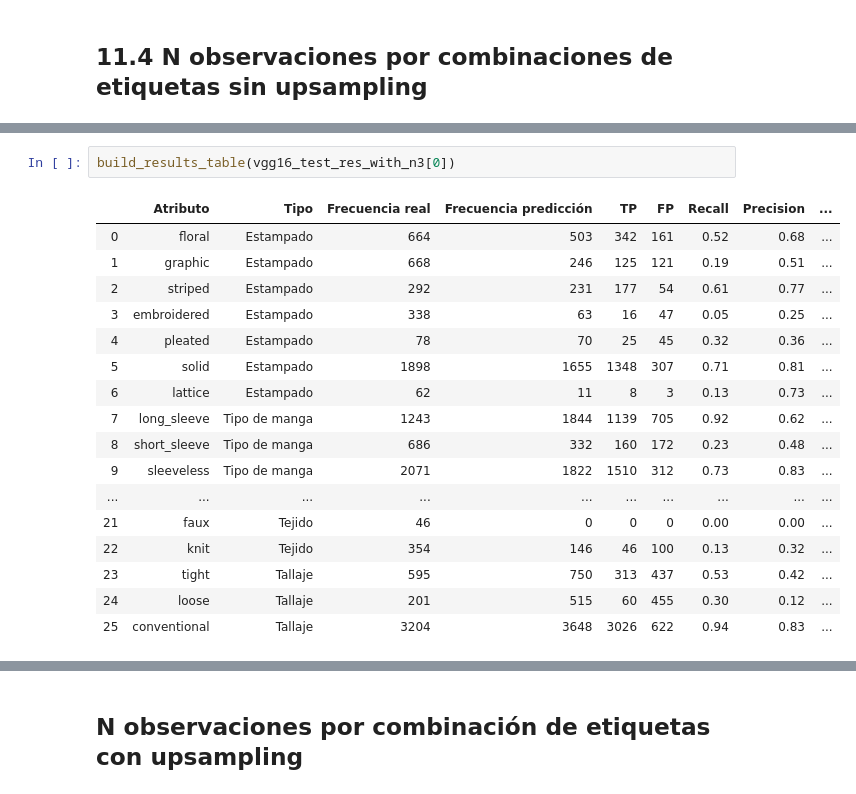
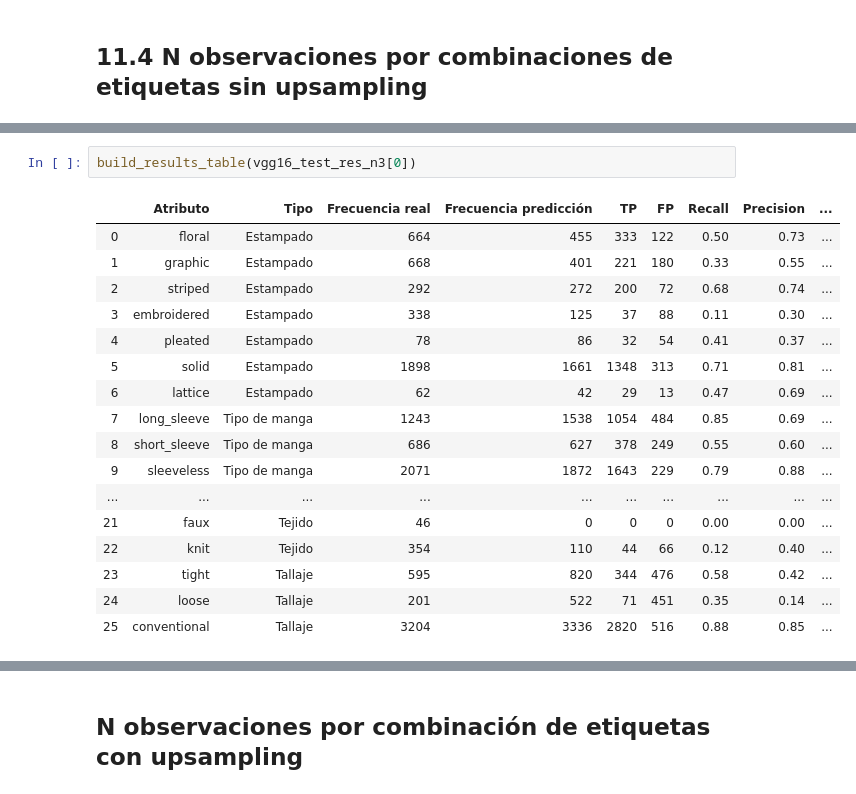
Before and after one commit to akepa/attribute-detection-in-fashon-images, a Jupyter notebook: DeepFashion_VersionReducida.ipynb, the cells around one changed output, grey strips where cells are left out. Drawn from its saved outputs; the diff is of its cells as text.

Commit message:
Data imbalance con resultados

```diff
--- a/DeepFashion_VersionReducida.ipynb
+++ b/DeepFashion_VersionReducida.ipynb
@@ -1643,20 +1737,20 @@ Loading cached value for variable 'vgg16_test_res_with_n3'. Time since caching:
 # %%
-build_results_table(vgg16_test_res_with_n3[0])
+build_results_table(vgg16_test_res_n3[0])
 # %% [output]
 |  | Atributo | Tipo | Frecuencia real | Frecuencia predicción | TP | FP | Recall | Precision | ... |
-| 0 | floral | Estampado | 664 | 503 | 342 | 161 | 0.52 | 0.68 | ... |
-| 1 | graphic | Estampado | 668 | 246 | 125 | 121 | 0.19 | 0.51 | ... |
-| 2 | striped | Estampado | 292 | 231 | 177 | 54 | 0.61 | 0.77 | ... |
-| 3 | embroidered | Estampado | 338 | 63 | 16 | 47 | 0.05 | 0.25 | ... |
-| 4 | pleated | Estampado | 78 | 70 | 25 | 45 | 0.32 | 0.36 | ... |
-| 5 | solid | Estampado | 1898 | 1655 | 1348 | 307 | 0.71 | 0.81 | ... |
-| 6 | lattice | Estampado | 62 | 11 | 8 | 3 | 0.13 | 0.73 | ... |
-| 7 | long_sleeve | Tipo de manga | 1243 | 1844 | 1139 | 705 | 0.92 | 0.62 | ... |
-| 8 | short_sleeve | Tipo de manga | 686 | 332 | 160 | 172 | 0.23 | 0.48 | ... |
-| 9 | sleeveless | Tipo de manga | 2071 | 1822 | 1510 | 312 | 0.73 | 0.83 | ... |
+| 0 | floral | Estampado | 664 | 455 | 333 | 122 | 0.50 | 0.73 | ... |
+| 1 | graphic | Estampado | 668 | 401 | 221 | 180 | 0.33 | 0.55 | ... |
+| 2 | striped | Estampado | 292 | 272 | 200 | 72 | 0.68 | 0.74 | ... |
+| 3 | embroidered | Estampado | 338 | 125 | 37 | 88 | 0.11 | 0.30 | ... |
+| 4 | pleated | Estampado | 78 | 86 | 32 | 54 | 0.41 | 0.37 | ... |
+| 5 | solid | Estampado | 1898 | 1661 | 1348 | 313 | 0.71 | 0.81 | ... |
+| 6 | lattice | Estampado | 62 | 42 | 29 | 13 | 0.47 | 0.69 | ... |
+| 7 | long_sleeve | Tipo de manga | 1243 | 1538 | 1054 | 484 | 0.85 | 0.69 | ... |
+| 8 | short_sleeve | Tipo de manga | 686 | 627 | 378 | 249 | 0.55 | 0.60 | ... |
+| 9 | sleeveless | Tipo de manga | 2071 | 1872 | 1643 | 229 | 0.79 | 0.88 | ... |
 | ... | ... | ... | ... | ... | ... | ... | ... | ... | ... |
 | 21 | faux | Tejido | 46 | 0 | 0 | 0 | 0.00 | 0.00 | ... |
-| 22 | knit | Tejido | 354 | 146 | 46 | 100 | 0.13 | 0.32 | ... |
-| 23 | tight | Tallaje | 595 | 750 | 313 | 437 | 0.53 | 0.42 | ... |
-| 24 | loose | Tallaje | 201 | 515 | 60 | 455 | 0.30 | 0.12 | ... |
-| 25 | conventional | Tallaje | 3204 | 3648 | 3026 | 622 | 0.94 | 0.83 | ... |
+| 22 | knit | Tejido | 354 | 110 | 44 | 66 | 0.12 | 0.40 | ... |
+| 23 | tight | Tallaje | 595 | 820 | 344 | 476 | 0.58 | 0.42 | ... |
+| 24 | loose | Tallaje | 201 | 522 | 71 | 451 | 0.35 | 0.14 | ... |
+| 25 | conventional | Tallaje | 3204 | 3336 | 2820 | 516 | 0.88 | 0.85 | ... |
```
Also changed, not shown: parts of 26 cells of this notebook, 1 other file.
